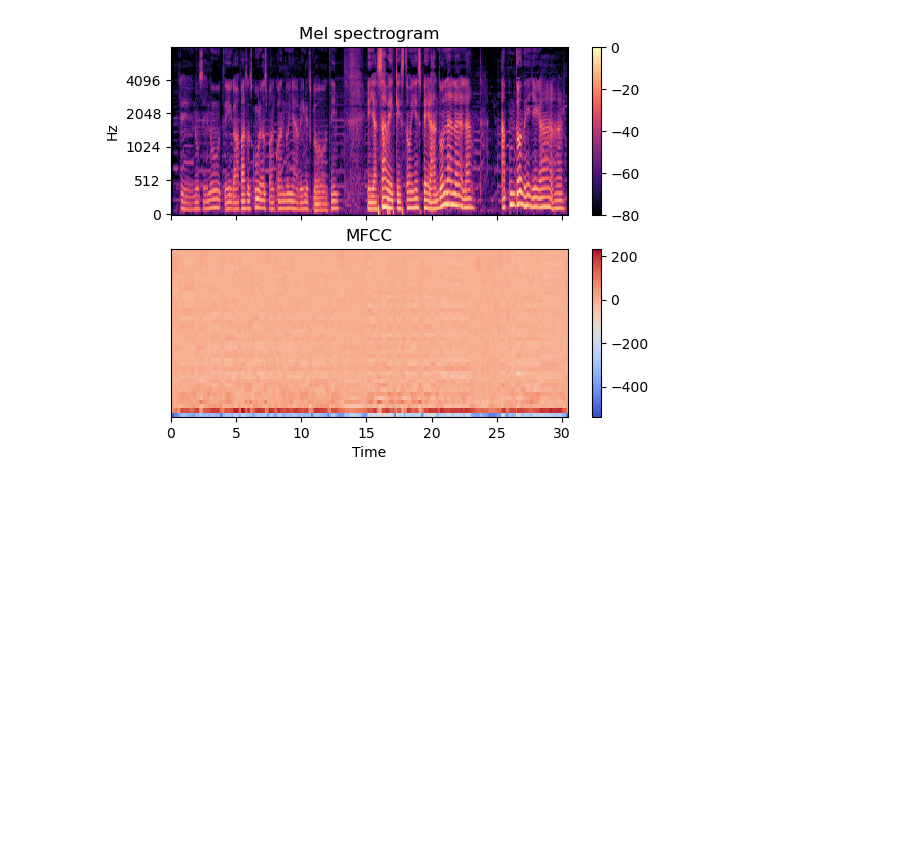
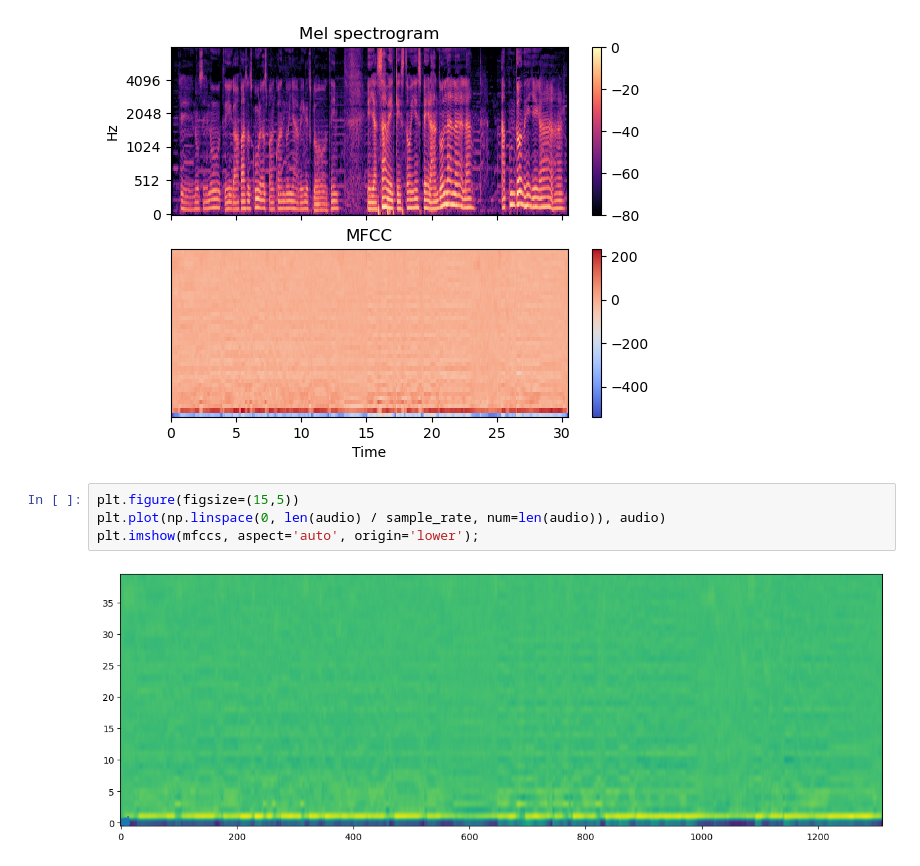
Before and after one commit to PhilipSanM/AI_L0v3rs, a Jupyter notebook: AI_Eng/SpeechRecognition/AcusticFront_End_VQ/MFCC.ipynb, the cells around one changed output. Saved outputs shown, nothing was run; the diff lists cells and outputs as text; blank space fills up the shorter version.

```diff
--- a/AI_Eng/SpeechRecognition/AcusticFront_End_VQ/MFCC.ipynb
+++ b/AI_Eng/SpeechRecognition/AcusticFront_End_VQ/MFCC.ipynb
@@ -290,3 +289,9 @@ ax[1].set(title='MFCC')
 # %% [output]
 [Text(0.5, 1.0, 'MFCC')]
 [figure]
+# %%
+plt.figure(figsize=(15,5))
+plt.plot(np.linspace(0, len(audio) / sample_rate, num=len(audio)), audio)
+plt.imshow(mfccs, aspect='auto', origin='lower');
+# %% [output]
+[figure, added]
```
Also changed, not shown: parts of 3 cells of this notebook, 1 other file.
